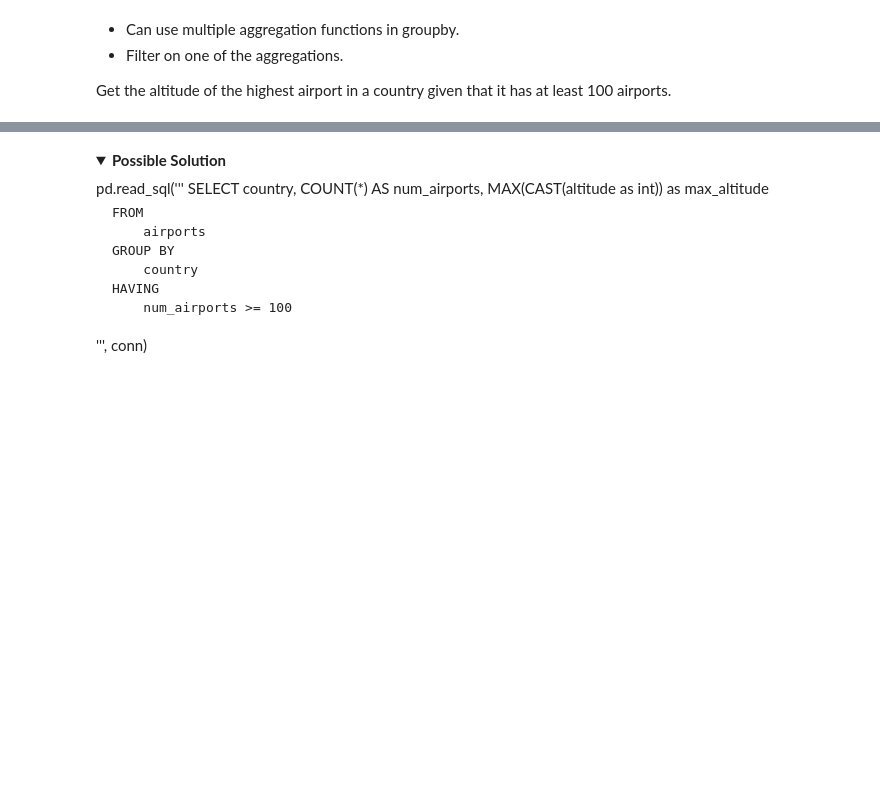
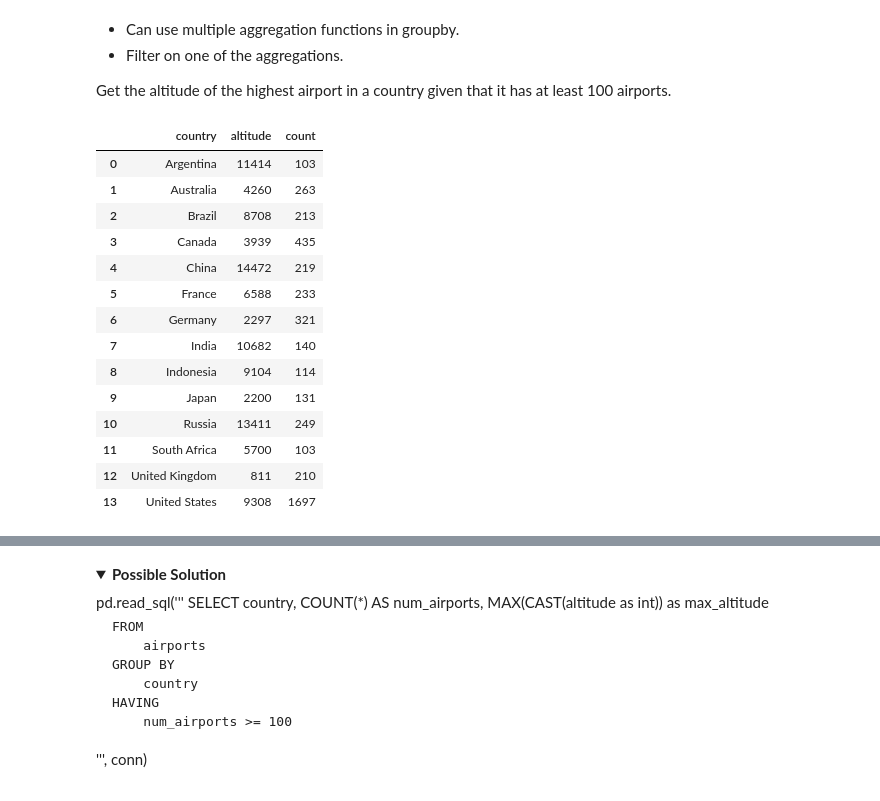
Before and after one commit to flatiron-school/NYC-DS-051622, a Jupyter notebook: Phase_1/Phase1_Topic7_SQL_Table_Relations/1_SQLJoinsAggregation/GroupbyJoins.ipynb, the cells around one changed output, grey strips where cells are left out. Saved outputs shown, nothing was run; the diff lists cells and outputs as text; code cells hidden in the pictures; folded sections open; blank space fills up the shorter version.

```diff
--- a/Phase_1/Phase1_Topic7_SQL_Table_Relations/1_SQLJoinsAggregation/GroupbyJoins.ipynb
+++ b/Phase_1/Phase1_Topic7_SQL_Table_Relations/1_SQLJoinsAggregation/GroupbyJoins.ipynb
@@ -200,3 +221,29 @@ pd.read_sql('''
 - Filter on one of the aggregations.
 
 Get the altitude of the highest airport in a country given that it has at least 100 airports.
+# %%
+pd.read_sql('''
+    SELECT
+        country,
+        MAX(CAST (altitude as INT)) as altitude,
+        COUNT(name) as count
+    FROM airports
+    GROUP BY country
+    HAVING count >= 100
+''', conn)
+# %% [output]
+|  | country | altitude | count |
+| 0 | Argentina | 11414 | 103 |
+| 1 | Australia | 4260 | 263 |
+| 2 | Brazil | 8708 | 213 |
+| 3 | Canada | 3939 | 435 |
+| 4 | China | 14472 | 219 |
+| 5 | France | 6588 | 233 |
+| 6 | Germany | 2297 | 321 |
+| 7 | India | 10682 | 140 |
+| 8 | Indonesia | 9104 | 114 |
+| 9 | Japan | 2200 | 131 |
+| 10 | Russia | 13411 | 249 |
+| 11 | South Africa | 5700 | 103 |
+| 12 | United Kingdom | 811 | 210 |
+| 13 | United States | 9308 | 1697 |
```
Also changed, not shown: parts of 3 cells of this notebook, 9 other files.
